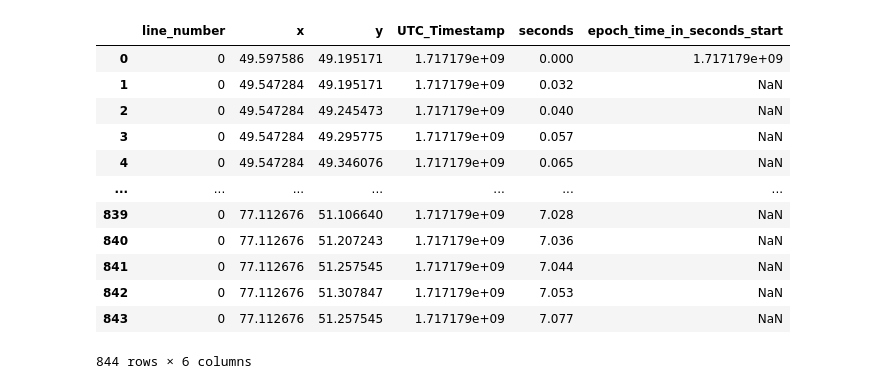
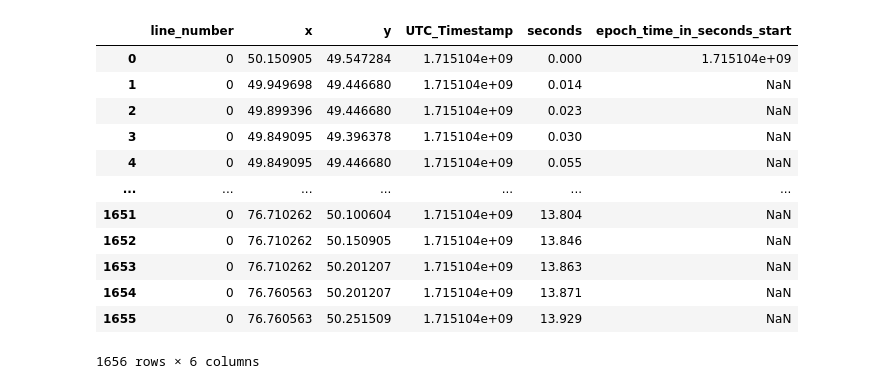
Before and after one commit to BryanGonzalez262/MOBI2024, a Jupyter notebook: SPIRAL/Code/upsample_spiral.ipynb, the cells around one changed output. Saved outputs shown, nothing was run; the diff lists cells and outputs as text; code cells hidden in the pictures.

Commit message:
code from midtown. Started looking at spiral repport

```diff
--- a/SPIRAL/Code/upsample_spiral.ipynb
+++ b/SPIRAL/Code/upsample_spiral.ipynb
@@ -3,17 +4,17 @@ import pandas as pd
 # %%
-df = pd.read_csv('/Users/bryan.gonzalez/MOBI2024/SPIRAL/Data/Clean_Oak_AWS_06012024/MoBi_Harlem_1/drawing-responses-Mon Jun 03 2024/3b7b2492-dabf-41a6-8aea-40e135706cf7-648c7b3e-8819-c112-0b4f-6f3000000000-spiral_trace1_Dom.csv')
+df = pd.read_csv('/Users/bryan.gonzalez/PycharmProjects/MOBI2024/SPIRAL/Data/Clean_Oak_AWS_06012024/MoBi_Harlem_2/drawing-responses-Mon Jun 03 2024/0ce3af8a-88db-4b1e-9cba-c92e28cffa29-648c7b45-8819-c112-0b4f-6f3200000000-spiral_trace2_Dom.csv')
 df
 # %% [output]
 |  | line_number | x | y | UTC_Timestamp | seconds | epoch_time_in_seconds_start |
-| 0 | 0 | 49.597586 | 49.195171 | 1.717179e+09 | 0.000 | 1.717179e+09 |
-| 1 | 0 | 49.547284 | 49.195171 | 1.717179e+09 | 0.032 | NaN |
-| 2 | 0 | 49.547284 | 49.245473 | 1.717179e+09 | 0.040 | NaN |
-| 3 | 0 | 49.547284 | 49.295775 | 1.717179e+09 | 0.057 | NaN |
-| 4 | 0 | 49.547284 | 49.346076 | 1.717179e+09 | 0.065 | NaN |
+| 0 | 0 | 50.150905 | 49.547284 | 1.715104e+09 | 0.000 | 1.715104e+09 |
+| 1 | 0 | 49.949698 | 49.446680 | 1.715104e+09 | 0.014 | NaN |
+| 2 | 0 | 49.899396 | 49.446680 | 1.715104e+09 | 0.023 | NaN |
+| 3 | 0 | 49.849095 | 49.396378 | 1.715104e+09 | 0.030 | NaN |
+| 4 | 0 | 49.849095 | 49.446680 | 1.715104e+09 | 0.055 | NaN |
 | ... | ... | ... | ... | ... | ... | ... |
-| 839 | 0 | 77.112676 | 51.106640 | 1.717179e+09 | 7.028 | NaN |
-| 840 | 0 | 77.112676 | 51.207243 | 1.717179e+09 | 7.036 | NaN |
-| 841 | 0 | 77.112676 | 51.257545 | 1.717179e+09 | 7.044 | NaN |
-| 842 | 0 | 77.112676 | 51.307847 | 1.717179e+09 | 7.053 | NaN |
-| 843 | 0 | 77.112676 | 51.257545 | 1.717179e+09 | 7.077 | NaN |
+| 1651 | 0 | 76.710262 | 50.100604 | 1.715104e+09 | 13.804 | NaN |
+| 1652 | 0 | 76.710262 | 50.150905 | 1.715104e+09 | 13.846 | NaN |
+| 1653 | 0 | 76.710262 | 50.201207 | 1.715104e+09 | 13.863 | NaN |
+| 1654 | 0 | 76.760563 | 50.201207 | 1.715104e+09 | 13.871 | NaN |
+| 1655 | 0 | 76.760563 | 50.251509 | 1.715104e+09 | 13.929 | NaN |
-844 rows × 6 columns
+1656 rows × 6 columns
```
Also changed, not shown: parts of 2 cells of this notebook, 2 other files.
